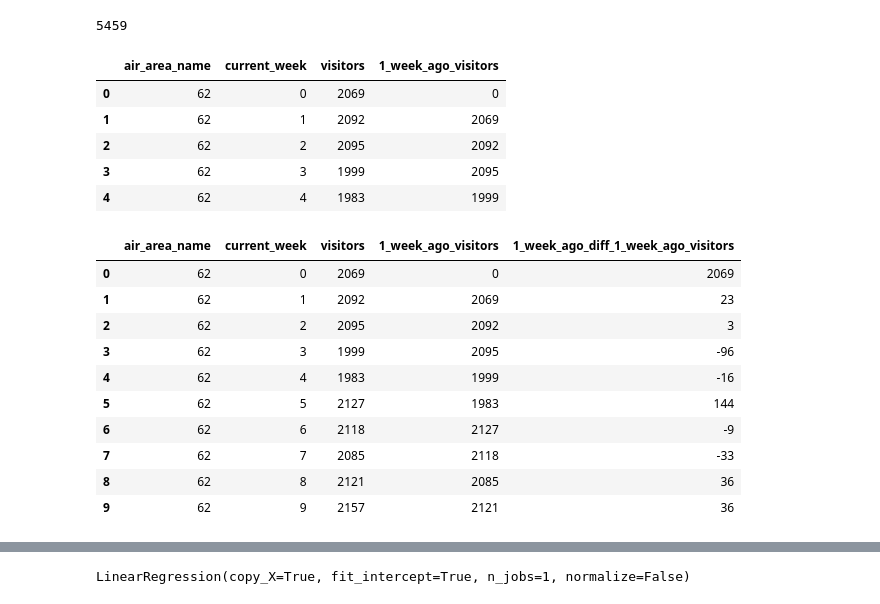
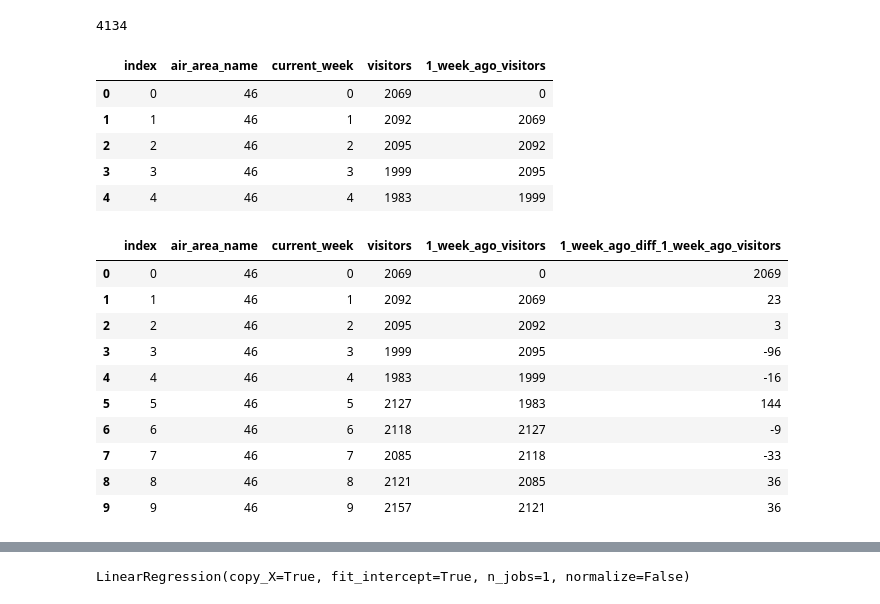
Before and after one commit to Gan001/dataviz-final-project, a Jupyter notebook: ML_Air.ipynb, the cells around one changed output, grey strips where cells are left out. Drawn from its saved outputs; the diff is of its cells as text; code cells hidden in the pictures.

Commit message:
working on second week

```diff
--- a/ML_Air.ipynb
+++ b/ML_Air.ipynb
@@ -29,42 +51,44 @@ plt.plot(x,y)
 from sklearn.preprocessing import LabelEncoder
 
 number = LabelEncoder()
-air_ml_df["air_area_name"] = number.fit_transform(air_ml_df["air_area_name"].astype('str'))
+nz_ml_df["air_area_name"] = number.fit_transform(nz_ml_df["air_area_name"].astype('str'))
 
-new_ml_df = air_ml_df[["air_area_name","current_week","visitors"]]
-len(new_ml_df["air_area_name"])
+nz_ml_df = nz_ml_df[["air_area_name","current_week","visitors"]]
+nz_ml_df = nz_ml_df.reset_index()
-# %% [output]
-5459
+# %%
+len(nz_ml_df["air_area_name"])
+# %% [output]
+4134
 # %%
-air_uni = list(new_ml_df["air_area_name"].unique())
+air_uni = list(nz_ml_df["air_area_name"].unique())
 # %%
-new_ml_df["1_week_ago_visitors"] = 0
-for x in range(len(new_ml_df["air_area_name"])):
+nz_ml_df["1_week_ago_visitors"] = 0
+for x in range(len(nz_ml_df["air_area_name"])):
     for air_id in air_uni:
-        if(new_ml_df["air_area_name"][x] == air_id):
+        if(nz_ml_df["air_area_name"][x] == air_id):
             if x > 0:
-                new_ml_df["1_week_ago_visitors"][x] = new_ml_df["visitors"][x-1]
-new_ml_df.head(5)
+                nz_ml_df["1_week_ago_visitors"][x] = nz_ml_df["visitors"][x-1]
+nz_ml_df.head(5)
 # %% [output]
-|  | air_area_name | current_week | visitors | 1_week_ago_visitors |
-| 0 | 62 | 0 | 2069 | 0 |
-| 1 | 62 | 1 | 2092 | 2069 |
-| 2 | 62 | 2 | 2095 | 2092 |
-| 3 | 62 | 3 | 1999 | 2095 |
-| 4 | 62 | 4 | 1983 | 1999 |
+|  | index | air_area_name | current_week | visitors | 1_week_ago_visitors |
+| 0 | 0 | 46 | 0 | 2069 | 0 |
+| 1 | 1 | 46 | 1 | 2092 | 2069 |
+| 2 | 2 | 46 | 2 | 2095 | 2092 |
+| 3 | 3 | 46 | 3 | 1999 | 2095 |
+| 4 | 4 | 46 | 4 | 1983 | 1999 |
 # %%
-new_ml_df["1_week_ago_diff_1_week_ago_visitors"] = new_ml_df["visitors"] - new_ml_df["1_week_ago_visitors"]
+nz_ml_df["1_week_ago_diff_1_week_ago_visitors"] = nz_ml_df["visitors"] - nz_ml_df["1_week_ago_visitors"]
 # %%
-new_ml_df.head(10)
+nz_ml_df.head(10)
 # %% [output]
-|  | air_area_name | current_week | visitors | 1_week_ago_visitors | 1_week_ago_diff_1_week_ago_visitors |
-| 0 | 62 | 0 | 2069 | 0 | 2069 |
-| 1 | 62 | 1 | 2092 | 2069 | 23 |
-| 2 | 62 | 2 | 2095 | 2092 | 3 |
-| 3 | 62 | 3 | 1999 | 2095 | -96 |
-| 4 | 62 | 4 | 1983 | 1999 | -16 |
-| 5 | 62 | 5 | 2127 | 1983 | 144 |
-| 6 | 62 | 6 | 2118 | 2127 | -9 |
-| 7 | 62 | 7 | 2085 | 2118 | -33 |
-| 8 | 62 | 8 | 2121 | 2085 | 36 |
-| 9 | 62 | 9 | 2157 | 2121 | 36 |
+|  | index | air_area_name | current_week | visitors | 1_week_ago_visitors | 1_week_ago_diff_1_week_ago_visitors |
+| 0 | 0 | 46 | 0 | 2069 | 0 | 2069 |
+| 1 | 1 | 46 | 1 | 2092 | 2069 | 23 |
+| 2 | 2 | 46 | 2 | 2095 | 2092 | 3 |
+| 3 | 3 | 46 | 3 | 1999 | 2095 | -96 |
+| 4 | 4 | 46 | 4 | 1983 | 1999 | -16 |
+| 5 | 5 | 46 | 5 | 2127 | 1983 | 144 |
+| 6 | 6 | 46 | 6 | 2118 | 2127 | -9 |
+| 7 | 7 | 46 | 7 | 2085 | 2118 | -33 |
+| 8 | 8 | 46 | 8 | 2121 | 2085 | 36 |
+| 9 | 9 | 46 | 9 | 2157 | 2121 | 36 |
```
Also changed, not shown: parts of 21 cells of this notebook, 1 other file.
